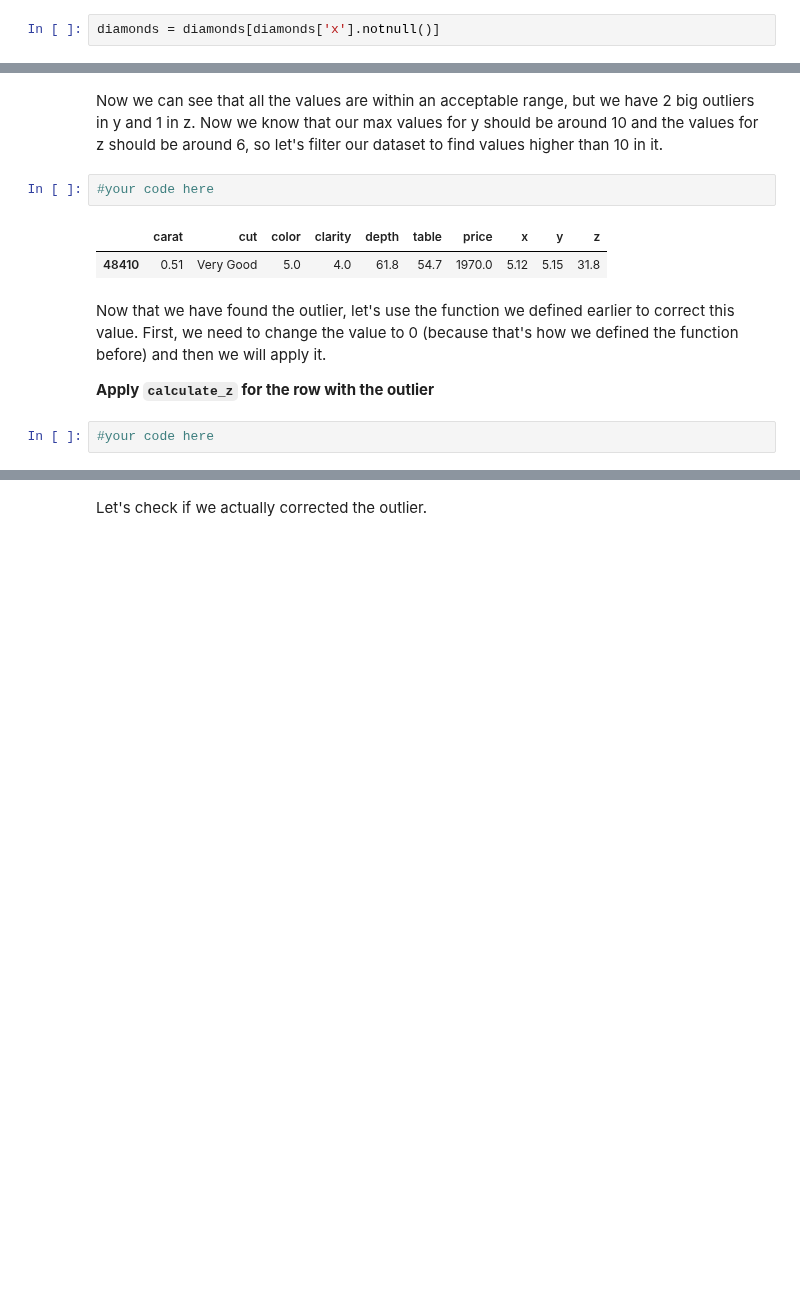
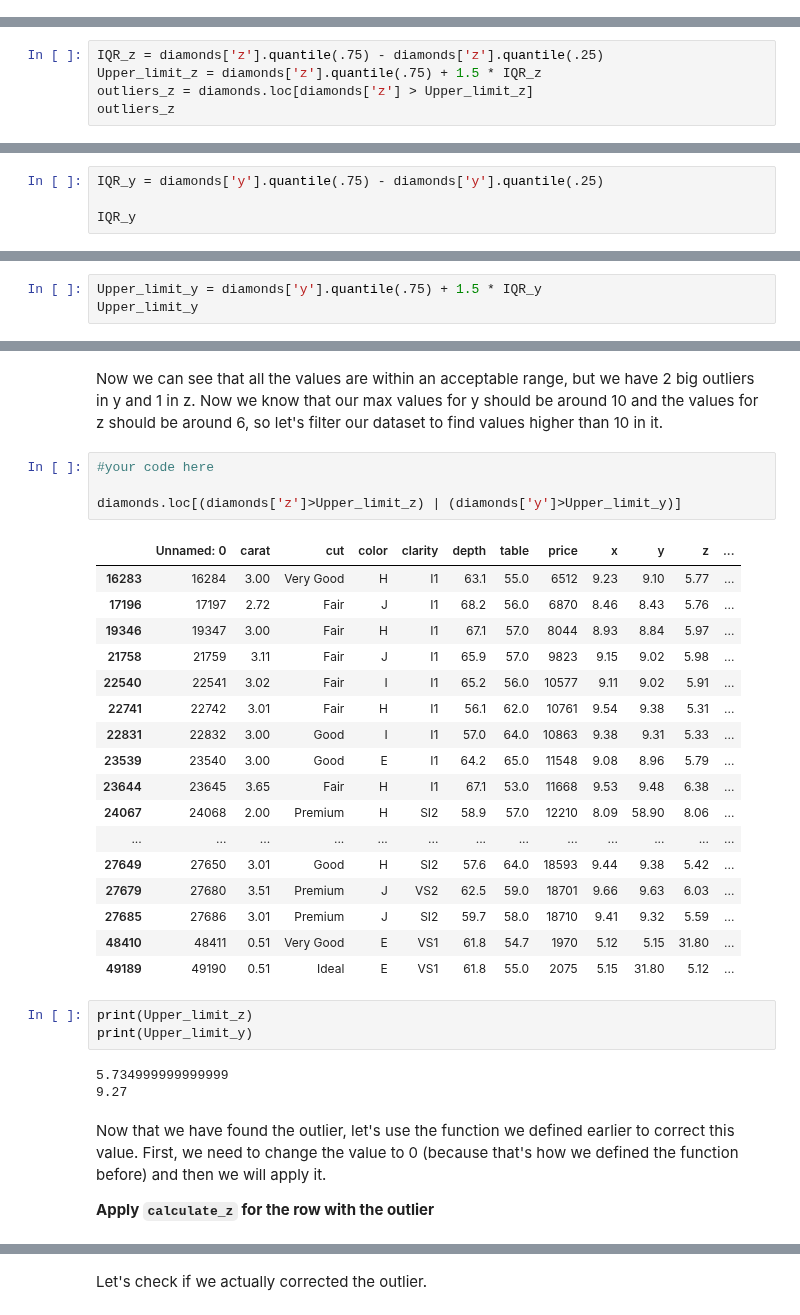
Before and after one commit to jmolendijk/dataV2-labs, a Jupyter notebook: module-2/M2-mini-project1/1.-Data Cleaning.ipynb, the cells around one changed output, grey strips where cells are left out. Cells and saved outputs as stored; diff of their text form; blank space fills up the shorter version.

```diff
--- a/module-2/M2-mini-project1/1.-Data Cleaning.ipynb
+++ b/module-2/M2-mini-project1/1.-Data Cleaning.ipynb
@@ -308,8 +303,6 @@ drop_index = diamonds.loc[(diamonds['x']==0) | (diamonds['y']==0) | (diamonds['z
 # There is some column with 3 times zero.
 # There is few columns compare to the 53940 that have zero as value for x, y or z.
 # It could be that these are typing mistakes
-# %%
-diamonds = diamonds[diamonds['x'].notnull()]
 # %%
 diamonds.drop(diamonds.loc[diamonds['x']==0].index, inplace=True)
 # %%
@@ -421,0 +425,5 @@ diamonds.quantile(0,25)
+# %%
+IQR_z = diamonds['z'].quantile(.75) - diamonds['z'].quantile(.25)
+Upper_limit_z = diamonds['z'].quantile(.75) + 1.5 * IQR_z
+outliers_z = diamonds.loc[diamonds['z'] > Upper_limit_z]
+outliers_z
@@ -421,0 +448,4 @@ diamonds.quantile(0,25)
+# %%
+IQR_y = diamonds['y'].quantile(.75) - diamonds['y'].quantile(.25)
+
+IQR_y
@@ -421,0 +454,3 @@ diamonds.quantile(0,25)
+# %%
+Upper_limit_y = diamonds['y'].quantile(.75) + 1.5 * IQR_y
+Upper_limit_y
@@ -433,12 +491,33 @@ plt.subplots_adjust(wspace=0.5)
 Now we can see that all the values are within an acceptable range, but we have 2 big outliers in y and 1 in z. Now we know that our max values for y should be around 10 and the values for z should be around 6, so let's filter our dataset to find values higher than 10 in it.
 # %%
 #your code here
+
+diamonds.loc[(diamonds['z']>Upper_limit_z) | (diamonds['y']>Upper_limit_y)]
 # %% [output]
-|  | carat | cut | color | clarity | depth | table | price | x | y | z |
-| 48410 | 0.51 | Very Good | 5.0 | 4.0 | 61.8 | 54.7 | 1970.0 | 5.12 | 5.15 | 31.8 |
+|  | Unnamed: 0 | carat | cut | color | clarity | depth | table | price | x | y | z | ... |
+| 16283 | 16284 | 3.00 | Very Good | H | I1 | 63.1 | 55.0 | 6512 | 9.23 | 9.10 | 5.77 | ... |
+| 17196 | 17197 | 2.72 | Fair | J | I1 | 68.2 | 56.0 | 6870 | 8.46 | 8.43 | 5.76 | ... |
+| 19346 | 19347 | 3.00 | Fair | H | I1 | 67.1 | 57.0 | 8044 | 8.93 | 8.84 | 5.97 | ... |
+| 21758 | 21759 | 3.11 | Fair | J | I1 | 65.9 | 57.0 | 9823 | 9.15 | 9.02 | 5.98 | ... |
+| 22540 | 22541 | 3.02 | Fair | I | I1 | 65.2 | 56.0 | 10577 | 9.11 | 9.02 | 5.91 | ... |
+| 22741 | 22742 | 3.01 | Fair | H | I1 | 56.1 | 62.0 | 10761 | 9.54 | 9.38 | 5.31 | ... |
+| 22831 | 22832 | 3.00 | Good | I | I1 | 57.0 | 64.0 | 10863 | 9.38 | 9.31 | 5.33 | ... |
+| 23539 | 23540 | 3.00 | Good | E | I1 | 64.2 | 65.0 | 11548 | 9.08 | 8.96 | 5.79 | ... |
+| 23644 | 23645 | 3.65 | Fair | H | I1 | 67.1 | 53.0 | 11668 | 9.53 | 9.48 | 6.38 | ... |
+| 24067 | 24068 | 2.00 | Premium | H | SI2 | 58.9 | 57.0 | 12210 | 8.09 | 58.90 | 8.06 | ... |
+| ... | ... | ... | ... | ... | ... | ... | ... | ... | ... | ... | ... | ... |
+| 27649 | 27650 | 3.01 | Good | H | SI2 | 57.6 | 64.0 | 18593 | 9.44 | 9.38 | 5.42 | ... |
+| 27679 | 27680 | 3.51 | Premium | J | VS2 | 62.5 | 59.0 | 18701 | 9.66 | 9.63 | 6.03 | ... |
+| 27685 | 27686 | 3.01 | Premium | J | SI2 | 59.7 | 58.0 | 18710 | 9.41 | 9.32 | 5.59 | ... |
+| 48410 | 48411 | 0.51 | Very Good | E | VS1 | 61.8 | 54.7 | 1970 | 5.12 | 5.15 | 31.80 | ... |
+| 49189 | 49190 | 0.51 | Ideal | E | VS1 | 61.8 | 55.0 | 2075 | 5.15 | 31.80 | 5.12 | ... |
+# %%
+print(Upper_limit_z)
+print(Upper_limit_y)
+# %% [output]
+5.734999999999999
+9.27
 # %% [markdown]
 Now that we have found the outlier, let's use the function we defined earlier to correct this value. First, we need to change the value to 0 (because that's how we defined the function before) and then we will apply it.
 
 **Apply `calculate_z` for the row with the outlier**
-# %%
-#your code here
```
Also changed, not shown: parts of 26 cells of this notebook, 4 other files.
